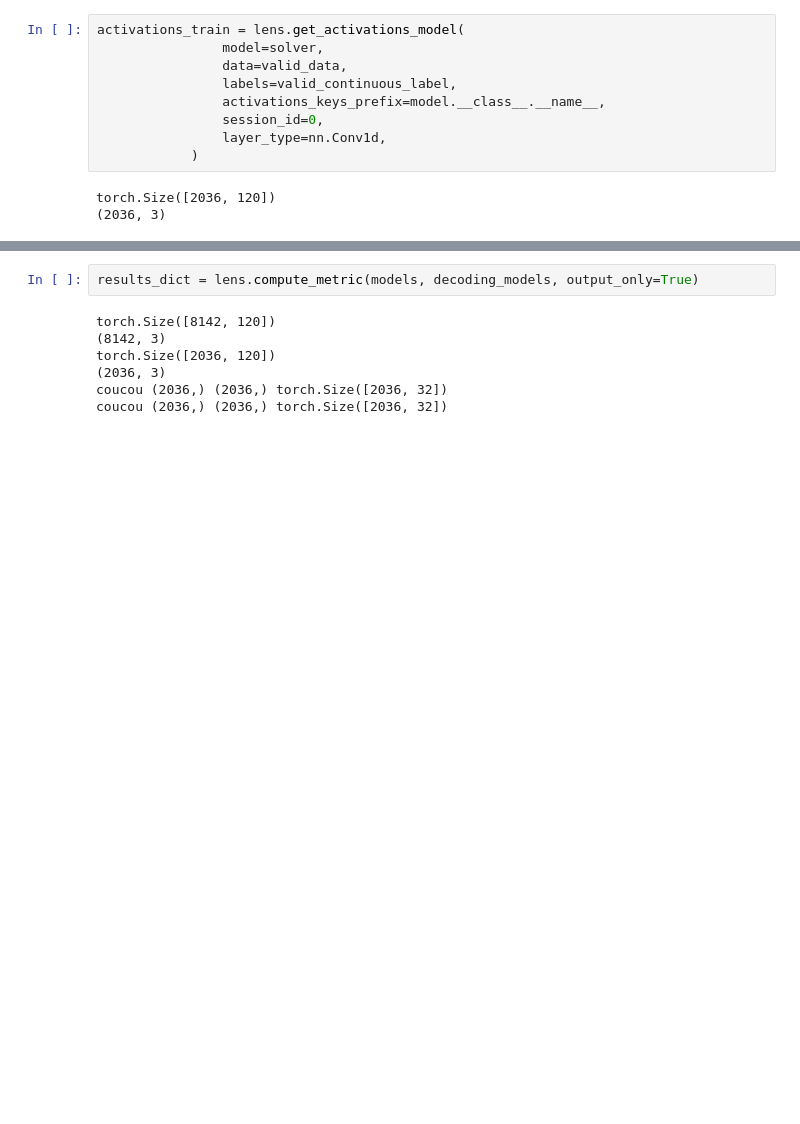
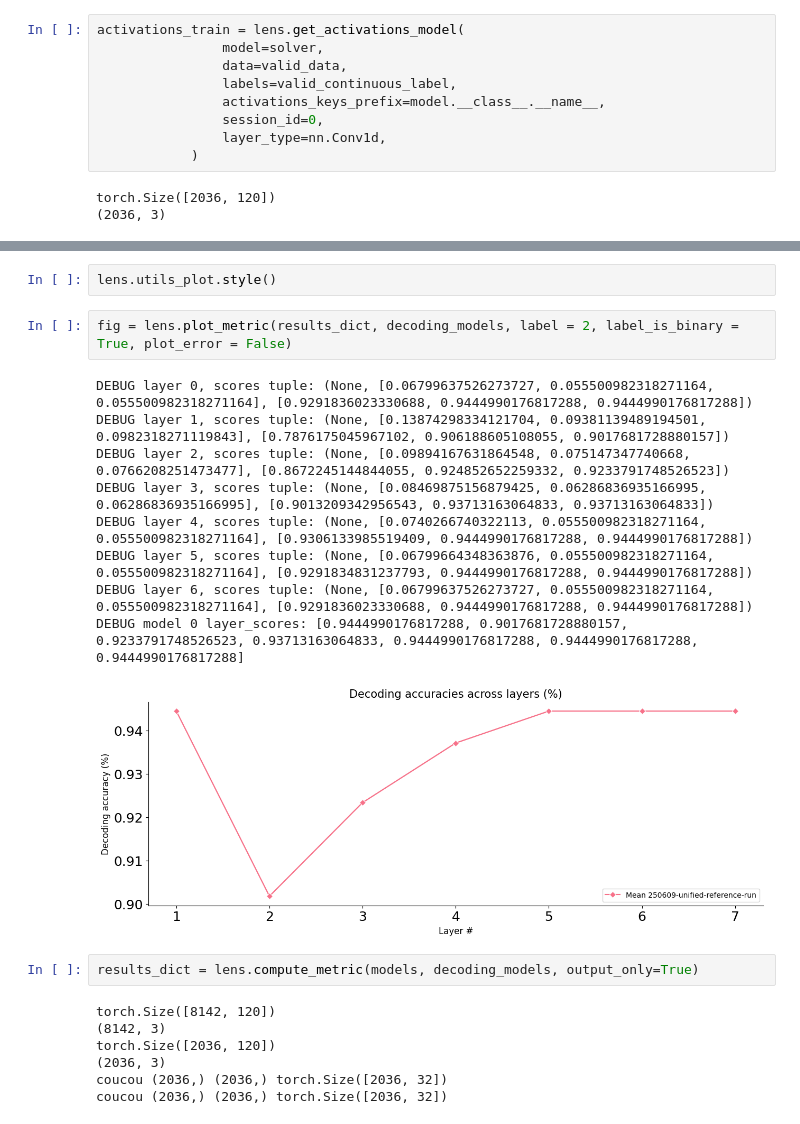
Before and after one commit to AdaptiveMotorControlLab/CEBRA-lens, a Jupyter notebook: test_unified.ipynb, the cells around one changed output, grey strips where cells are left out. Drawn from its saved outputs; the diff is of its cells as text; blank space fills up the shorter version.

```diff
--- a/test_unified.ipynb
+++ b/test_unified.ipynb
@@ -189,3 +207,17 @@ ValueError: operands could not be broadcast together with shapes (7277,) (109,)
+# %%
+lens.utils_plot.style()
+# %%
+fig = lens.plot_metric(results_dict, decoding_models, label = 2, label_is_binary = True, plot_error = False)
+# %% [output]
+DEBUG layer 0, scores tuple: (None, [0.06799637526273727, 0.055500982318271164, 0.055500982318271164], [0.9291836023330688, 0.9444990176817288, 0.9444990176817288])
+DEBUG layer 1, scores tuple: (None, [0.13874298334121704, 0.09381139489194501, 0.0982318271119843], [0.7876175045967102, 0.906188605108055, 0.9017681728880157])
+DEBUG layer 2, scores tuple: (None, [0.09894167631864548, 0.075147347740668, 0.0766208251473477], [0.8672245144844055, 0.924852652259332, 0.9233791748526523])
+DEBUG layer 3, scores tuple: (None, [0.08469875156879425, 0.06286836935166995, 0.06286836935166995], [0.9013209342956543, 0.93713163064833, 0.93713163064833])
+DEBUG layer 4, scores tuple: (None, [0.0740266740322113, 0.055500982318271164, 0.055500982318271164], [0.9306133985519409, 0.9444990176817288, 0.9444990176817288])
+DEBUG layer 5, scores tuple: (None, [0.06799664348363876, 0.055500982318271164, 0.055500982318271164], [0.9291834831237793, 0.9444990176817288, 0.9444990176817288])
+DEBUG layer 6, scores tuple: (None, [0.06799637526273727, 0.055500982318271164, 0.055500982318271164], [0.9291836023330688, 0.9444990176817288, 0.9444990176817288])
+DEBUG model 0 layer_scores: [0.9444990176817288, 0.9017681728880157, 0.9233791748526523, 0.93713163064833, 0.9444990176817288, 0.9444990176817288, 0.9444990176817288]
+[figure, added]
 # %%
 results_dict = lens.compute_metric(models, decoding_models, output_only=True)
 # %% [output]
```
Also changed, not shown: parts of 9 cells of this notebook, 2 other files.
